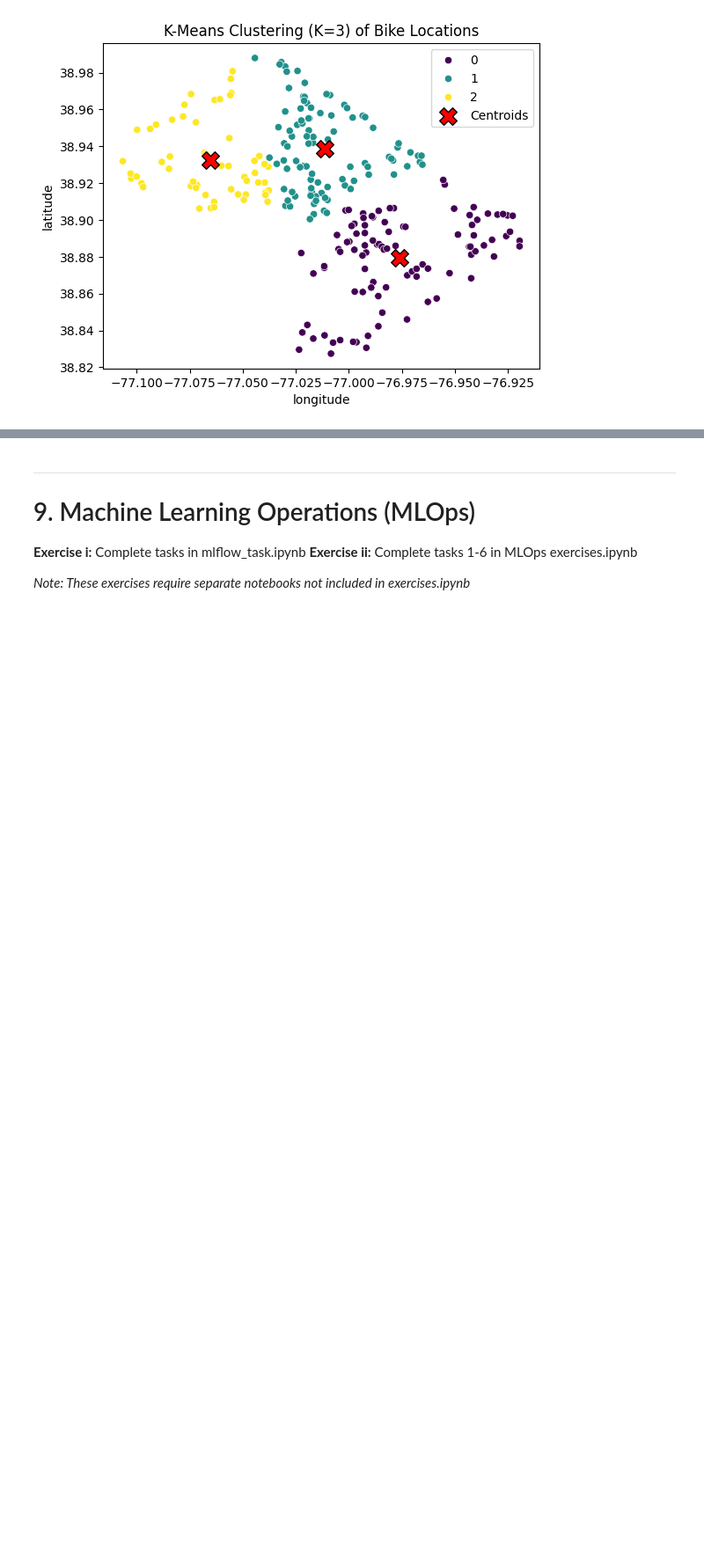
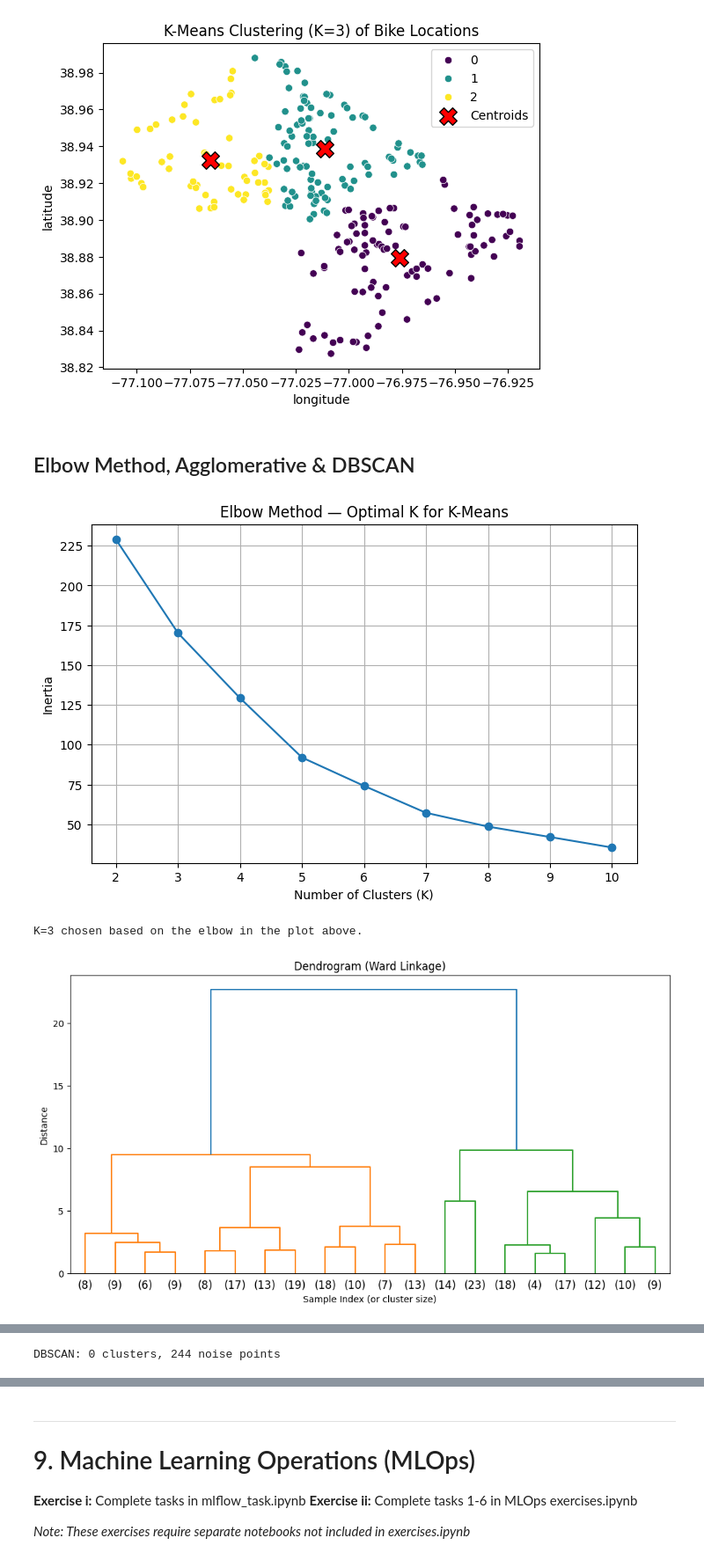
Before and after one commit to X1las/DaT, a Jupyter notebook: exam_handin_jwsc.ipynb, the cells around one changed output, grey strips where cells are left out. Shown at 88% size. Cells and saved outputs as stored; diff of their text form; code cells hidden in the pictures; blank space fills up the shorter version.

```diff
--- a/exam_handin_jwsc.ipynb
+++ b/exam_handin_jwsc.ipynb
@@ -1135,3 +1332,77 @@ plt.legend()
 plt.show()
 # %% [output]
 [figure]
+# %% [markdown]
+## Elbow Method, Agglomerative & DBSCAN
+# %%
+# ── Elbow Method ──────────────────────────────────────────────────────────
+inertias = []
+for k in range(2, 11):
+    km_temp = KMeans(n_clusters=k, random_state=42, n_init=10)
+    km_temp.fit(X_scaled)
+    inertias.append(km_temp.inertia_)
+
+plt.figure(figsize=(8, 5))
+plt.plot(range(2, 11), inertias, marker='o')
+plt.title("Elbow Method — Optimal K for K-Means")
+plt.xlabel("Number of Clusters (K)")
+plt.ylabel("Inertia")
+plt.grid()
+plt.show()
+print("K=3 chosen based on the elbow in the plot above.")
+
+# ── Agglomerative Clustering ──────────────────────────────────────────────
+linkage_matrix = linkage(X_scaled, method='ward')
+
+plt.figure(figsize=(12, 6))
+dendrogram(linkage_matrix, truncate_mode='lastp', p=20)
+plt.title("Dendrogram (Ward Linkage)")
+plt.xlabel("Sample Index (or cluster size)")
+plt.ylabel("Distance")
+plt.show()
+
+agg = AgglomerativeClustering(n_clusters=3)
+agg_labels = agg.fit_predict(X_scaled)
+bikes["AggCluster"] = agg_labels
+
+sns.scatterplot(data=bikes, x="longitude", y="latitude", hue="AggCluster", palette="viridis")
+plt.title("Agglomerative Clustering (K=3)")
+plt.show()
+
+# ── DBSCAN ────────────────────────────────────────────────────────────────
+dbscan = DBSCAN(eps=0.01, min_samples=5)
+dbscan_labels = dbscan.fit_predict(X_scaled)
+bikes["DBSCANCluster"] = dbscan_labels
+
+n_clusters_db = len(set(dbscan_labels)) - (1 if -1 in dbscan_labels else 0)
+n_noise = sum(dbscan_labels == -1)
+print(f"DBSCAN: {n_clusters_db} clusters, {n_noise} noise points")
+
+sns.scatterplot(data=bikes, x="longitude", y="latitude", hue="DBSCANCluster", palette="tab10")
+plt.title(f"DBSCAN Clustering (eps=0.01, min_samples=5) — {n_clusters_db} clusters")
+plt.show()
+
+# ── Silhouette Scores & Adjusted Rand Index ───────────────────────────────
+kmeans_labels = bikes["3MeansCluster"].values
+sil_kmeans = silhouette_score(X_scaled, kmeans_labels)
+sil_agg    = silhouette_score(X_scaled, agg_labels)
+
+print("Silhouette Scores (higher = better defined clusters):")
+print(f"  K-Means:        {sil_kmeans:.4f}")
+print(f"  Agglomerative:  {sil_agg:.4f}")
+
+valid_mask = dbscan_labels != -1
+if len(set(dbscan_labels[valid_mask])) > 1:
+    sil_dbscan = silhouette_score(X_scaled[valid_mask], dbscan_labels[valid_mask])
+    print(f"  DBSCAN:         {sil_dbscan:.4f} (excluding noise points)")
+else:
+    print("  DBSCAN: N/A (not enough clusters)")
+
+print("\nAdjusted Rand Index (1=identical, 0=random, measures agreement between methods):")
+print(f"  K-Means vs Agglomerative: {adjusted_rand_score(kmeans_labels, agg_labels):.4f}")
+print(f"  K-Means vs DBSCAN:        {adjusted_rand_score(kmeans_labels, dbscan_labels):.4f}")
+print(f"  Agglomerative vs DBSCAN:  {adjusted_rand_score(agg_labels, dbscan_labels):.4f}")
+# %% [output]
+[figure, added]
+K=3 chosen based on the elbow in the plot above.
+[figure, added]
@@ -1137,0 +1410 @@ plt.show()
+DBSCAN: 0 clusters, 244 noise points
```
Also changed, not shown: parts of 17 cells of this notebook, 1 other file.
